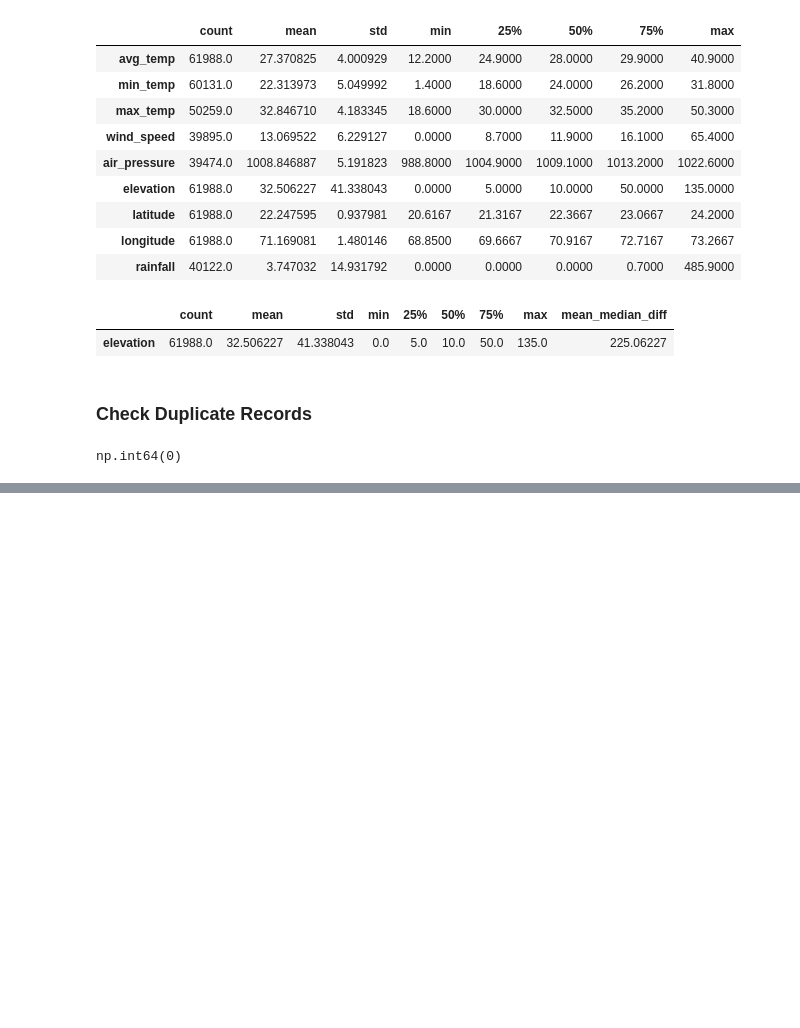
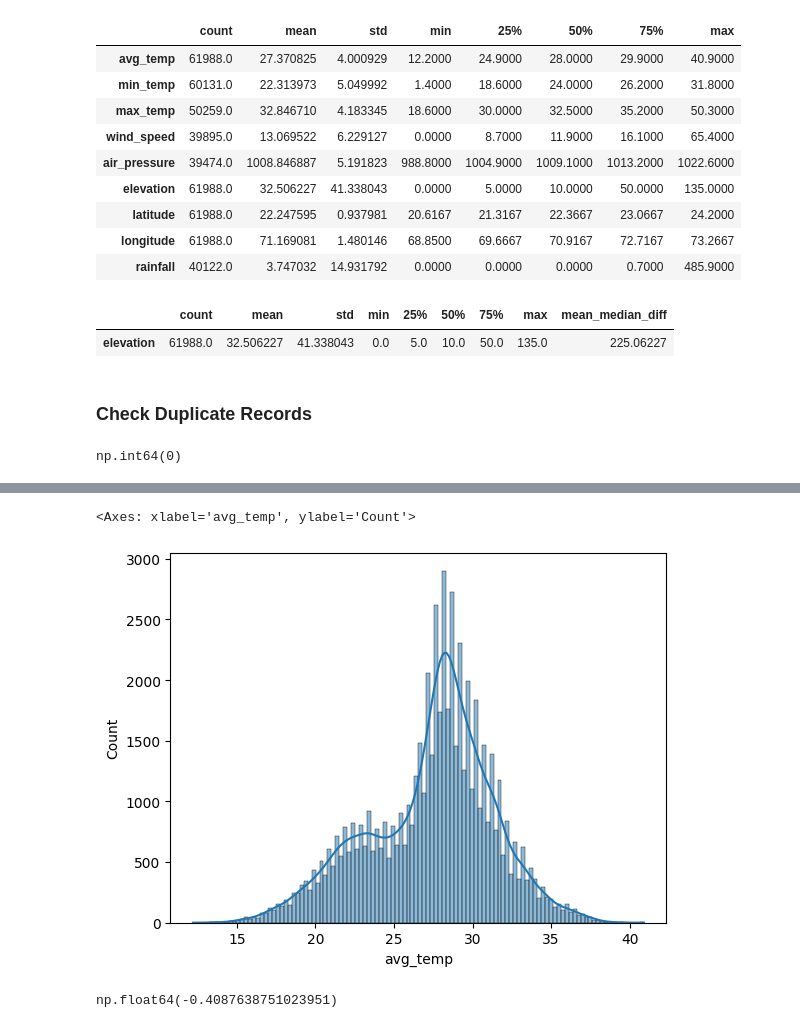
Before and after one commit to BhushanRC1207/Gujarat-Weather-Rainfall, a Jupyter notebook: EDA-Preprocessing.ipynb, the cells around one changed output, grey strips where cells are left out. Saved outputs shown, nothing was run; the diff lists cells and outputs as text; code cells hidden in the pictures; blank space fills up the shorter version.

```diff
--- a/EDA-Preprocessing.ipynb
+++ b/EDA-Preprocessing.ipynb
@@ -222,0 +242,9 @@ np.int64(0)
+# %%
+sns.histplot(dataset["avg_temp"], kde=True)
+# %% [output]
+<Axes: xlabel='avg_temp', ylabel='Count'>
+[figure, added]
+# %%
+dataset["avg_temp"].skew()
+# %% [output]
+np.float64(-0.4087638751023951)
```
Also changed, not shown: parts of 6 cells of this notebook.
